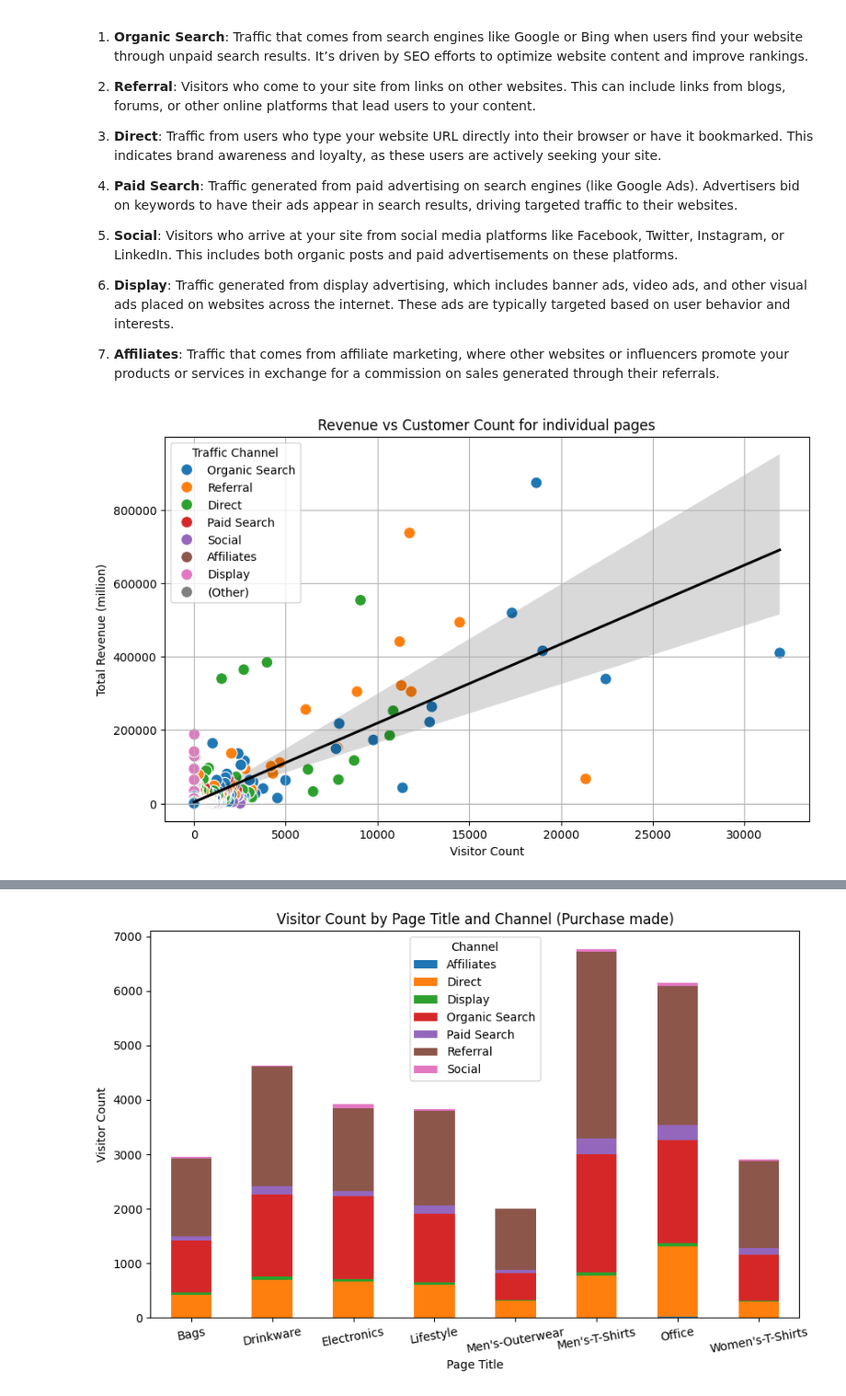
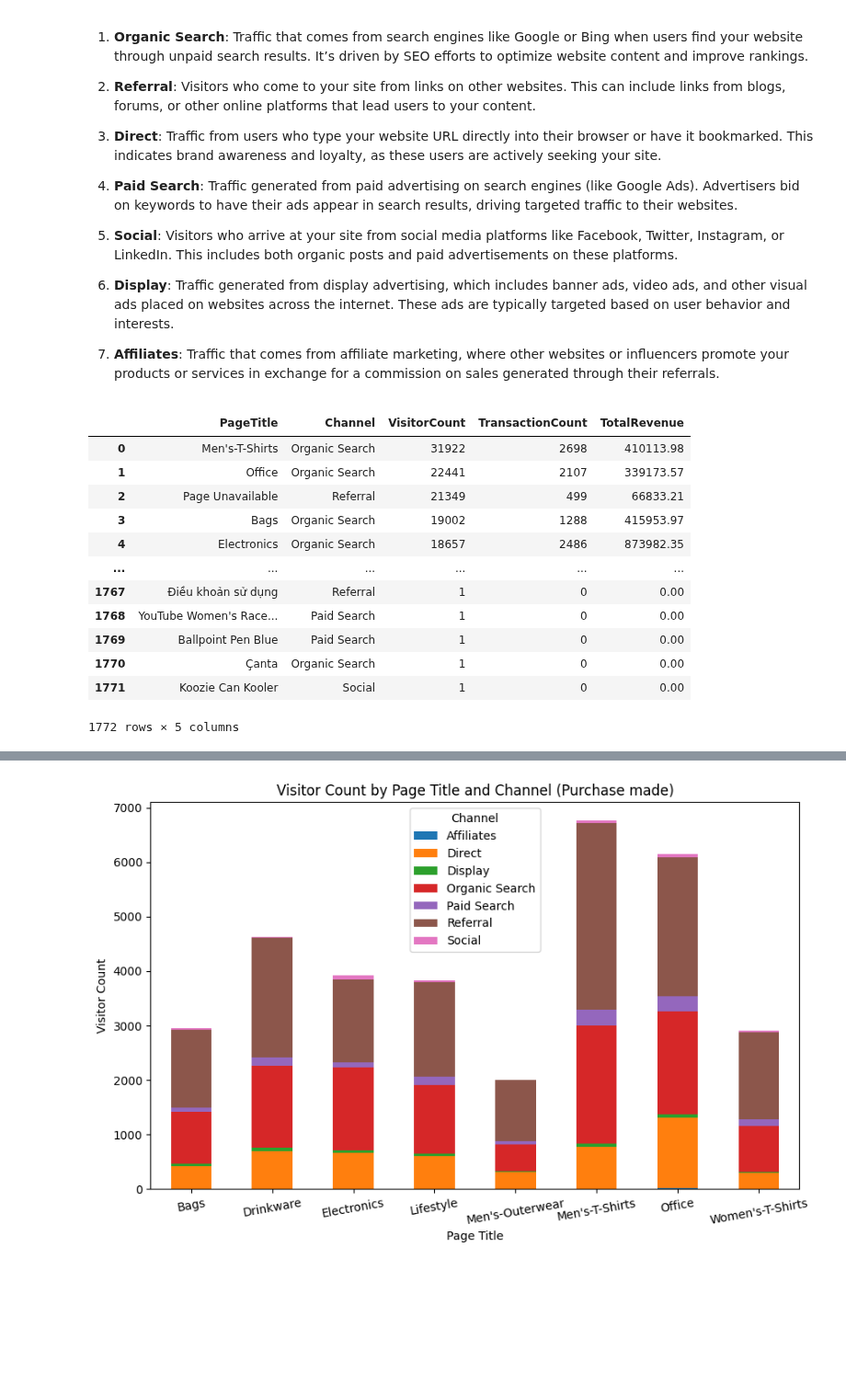
Before and after one commit to woobrandon/DSA3101-Potato-Wedges, a Jupyter notebook: SubgroupA/GoogleAnalyticsAnalysis.ipynb, the cells around one changed output, grey strips where cells are left out. Shown at 92% size. Drawn from its saved outputs; the diff is of its cells as text; code cells hidden in the pictures; blank space fills up the shorter version.

```diff
--- a/SubgroupA/GoogleAnalyticsAnalysis.ipynb
+++ b/SubgroupA/GoogleAnalyticsAnalysis.ipynb
@@ -1669,39 +1670,39 @@ What are the most effective marketing channels and campaigns?
 # %%
 # For each page title, find the number of customers and how they are searching their products and purchasing them
 query = f"""
         SELECT
             IF(LENGTH(hits.page.pageTitle) <= 20, hits.page.pageTitle, CONCAT(SUBSTR(hits.page.pageTitle, 1, 20), '...')) AS PageTitle,
             channelGrouping AS Channel,
             COUNT(fullVisitorID) AS VisitorCount,
             SUM(IF(totals.transactions IS NULL, 0, totals.transactions)) AS TransactionCount,
-            SUM(totals.totalTransactionRevenue/1e6) AS TotalRevenue
+            SUM(IF(totals.totalTransactionRevenue IS NULL, 0, totals.totalTransactionRevenue/1e6)) AS TotalRevenue
         FROM
             `bigquery-public-data.google_analytics_sample.ga_sessions_*`, UNNEST(hits) AS hits
         WHERE hits.page.pageTitle NOT LIKE '%Checkout%'
             AND hits.page.pageTitle NOT LIKE '%Home%'
             AND hits.page.pageTitle NOT LIKE '%Cart%'
             AND hits.page.pageTitle NOT LIKE '%Google%'
             AND hits.page.pageTitle NOT LIKE '%Payment%'
             AND hits.page.pageTitle NOT LIKE '%results%'
         GROUP BY PageTitle, Channel
         ORDER BY VisitorCount DESC
         """
 
 rows = client.query(query)
 
 result_df = rows.to_dataframe()
-
-plt.figure(figsize=(10, 6))
-sns.scatterplot(data=result_df, x='VisitorCount',
-                y='TotalRevenue', hue='Channel', s=100)
-sns.regplot(data=result_df, x='VisitorCount', y='TotalRevenue',
-            scatter=False, color='black', line_kws={"label": "Best Fit Line"})
-
-plt.title('Revenue vs Customer Count for individual pages')
-plt.xlabel('Visitor Count')
-plt.ylabel('Total Revenue (million)')
-plt.legend(title='Traffic Channel')
-plt.grid(True)
-plt.show()
+result_df
 # %% [output]
-[figure, removed]
+|  | PageTitle | Channel | VisitorCount | TransactionCount | TotalRevenue |
+| 0 | Men's-T-Shirts | Organic Search | 31922 | 2698 | 410113.98 |
+| 1 | Office | Organic Search | 22441 | 2107 | 339173.57 |
+| 2 | Page Unavailable | Referral | 21349 | 499 | 66833.21 |
+| 3 | Bags | Organic Search | 19002 | 1288 | 415953.97 |
+| 4 | Electronics | Organic Search | 18657 | 2486 | 873982.35 |
+| ... | ... | ... | ... | ... | ... |
+| 1767 | Điều khoản sử dụng | Referral | 1 | 0 | 0.00 |
+| 1768 | YouTube Women's Race... | Paid Search | 1 | 0 | 0.00 |
+| 1769 | Ballpoint Pen Blue | Paid Search | 1 | 0 | 0.00 |
+| 1770 | Çanta | Organic Search | 1 | 0 | 0.00 |
+| 1771 | Koozie Can Kooler | Social | 1 | 0 | 0.00 |
+1772 rows × 5 columns
```
Also changed, not shown: parts of 4 cells of this notebook.
